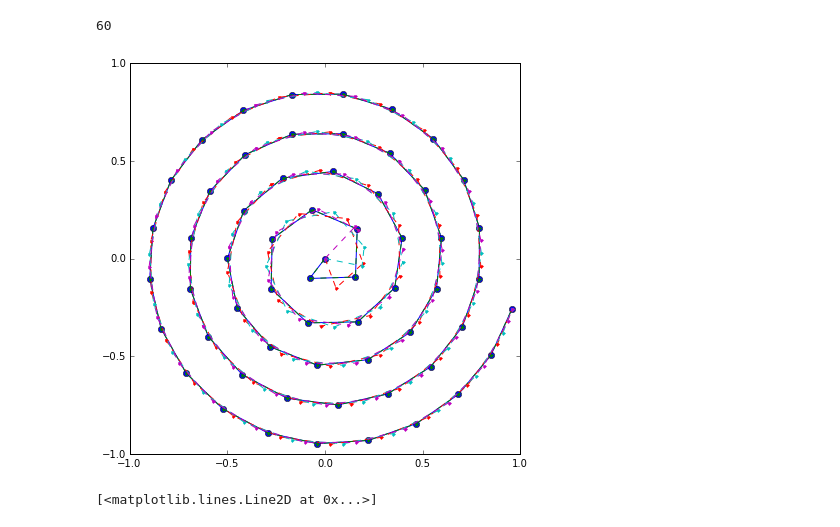
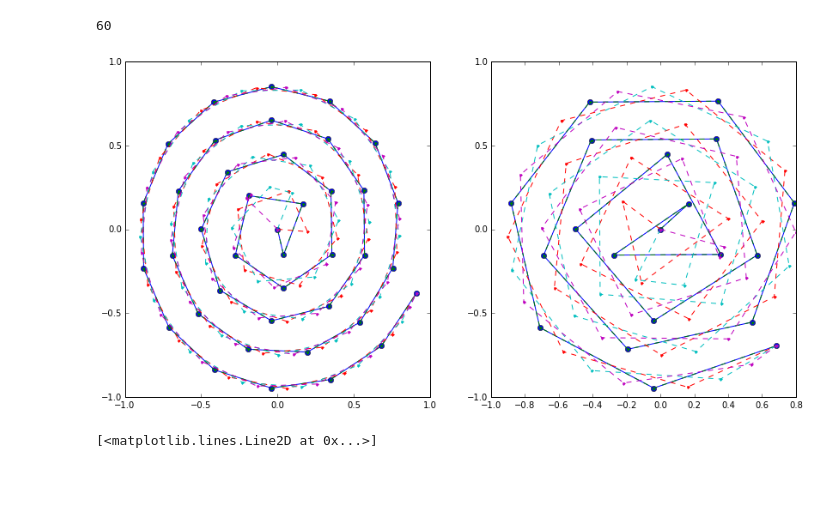
Before and after one commit to vlchaplin/fus_thermalmodelling, a Jupyter notebook: mugenot_trajectory.ipynb, the cells around one changed output. Saved outputs shown, nothing was run; the diff lists cells and outputs as text; code cells hidden in the pictures; blank space fills up the shorter version.

```diff
--- a/mugenot_trajectory.ipynb
+++ b/mugenot_trajectory.ipynb
@@ -29,7 +33,7 @@ da = 0.2
 ecc = db/da
 
 dt = 0.1
-tmax0=60
+tmax0=40
 rmax=1.0
 
 omega0 = (rmax**2)*ecc*pi/tmax0
@@ -38,7 +42,7 @@ dwell_time0=1.0
 t0 = np.arange(0,tmax0,dwell_time0)
 
 tmax1=20
-dwell_time1=1.0/3.0
+dwell_time1=1.0
 omega1 = (rmax**2)*ecc*pi/tmax1
 t1 = np.arange(0,tmax1,dwell_time1)
 ksi = np.sqrt((4*pi*omega0/(ecc*da*da))*t0)
@@ -94,11 +98,15 @@ for n in range(0,npass1):
     coords1Rn[n,:,0]=xn/100.0
     coords1Rn[n,:,1]=yn/100.0
 # %%
-fig=plt.figure(figsize=(7,7))
+fig=plt.figure(figsize=(14,7))
+plt.subplot(121)
+plt.plot(x0,y0,'o-')
+plt.plot(np.transpose(100*coords0Rn[:,:,0]),np.transpose(100*coords0Rn[:,:,1]),'--.');
+plt.subplot(122)
 plt.plot(x1,y1,'o-')
 plt.plot(np.transpose(100*coords1Rn[:,:,0]),np.transpose(100*coords1Rn[:,:,1]),'--.');
 # %% [output]
-[figure, old version]
+[figure, new version]
 # %%
 Rn = geom.getRotZYZarray(pi/2,0,0)
 coorsRn = 100*coords1.dot((Rn))
```
Also changed, not shown: parts of 57 cells of this notebook, 3 other files.
